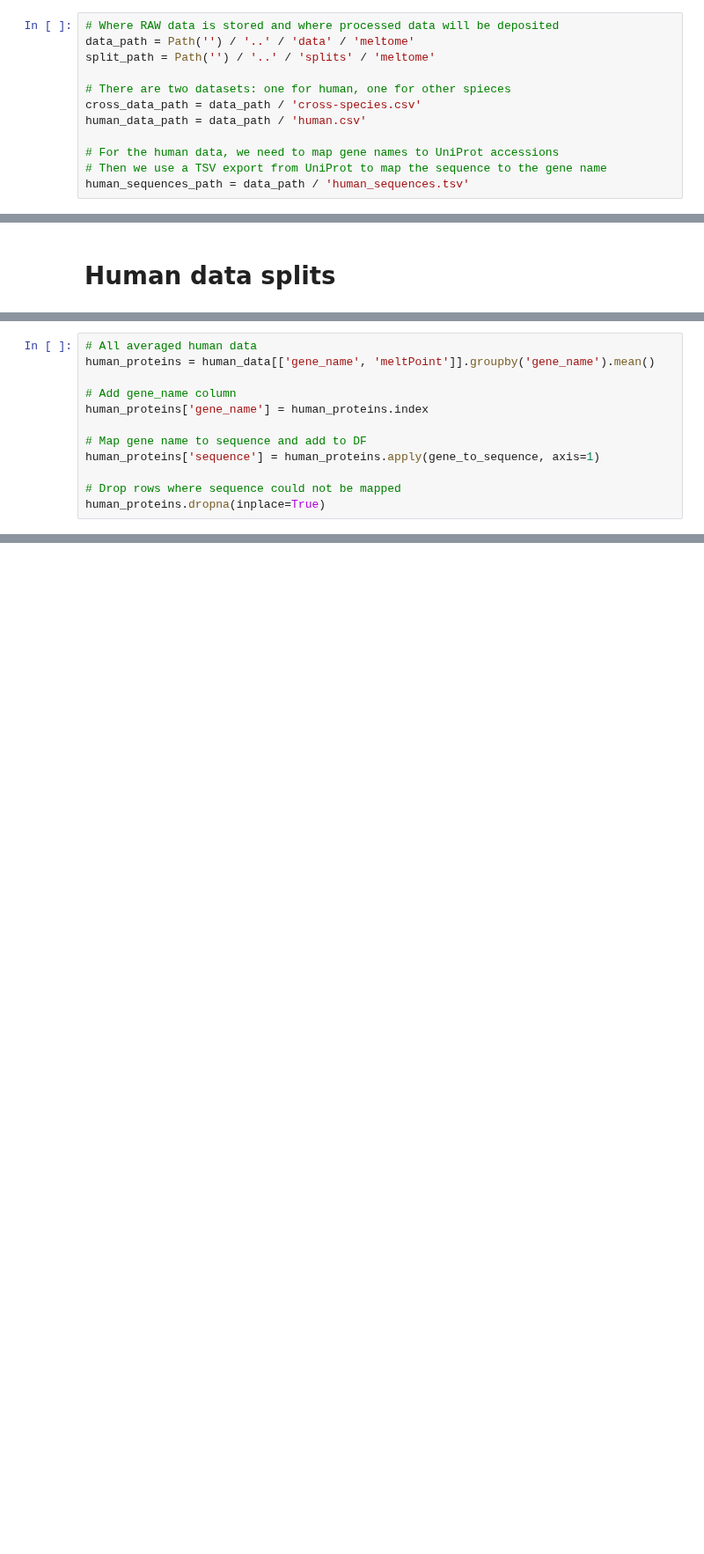
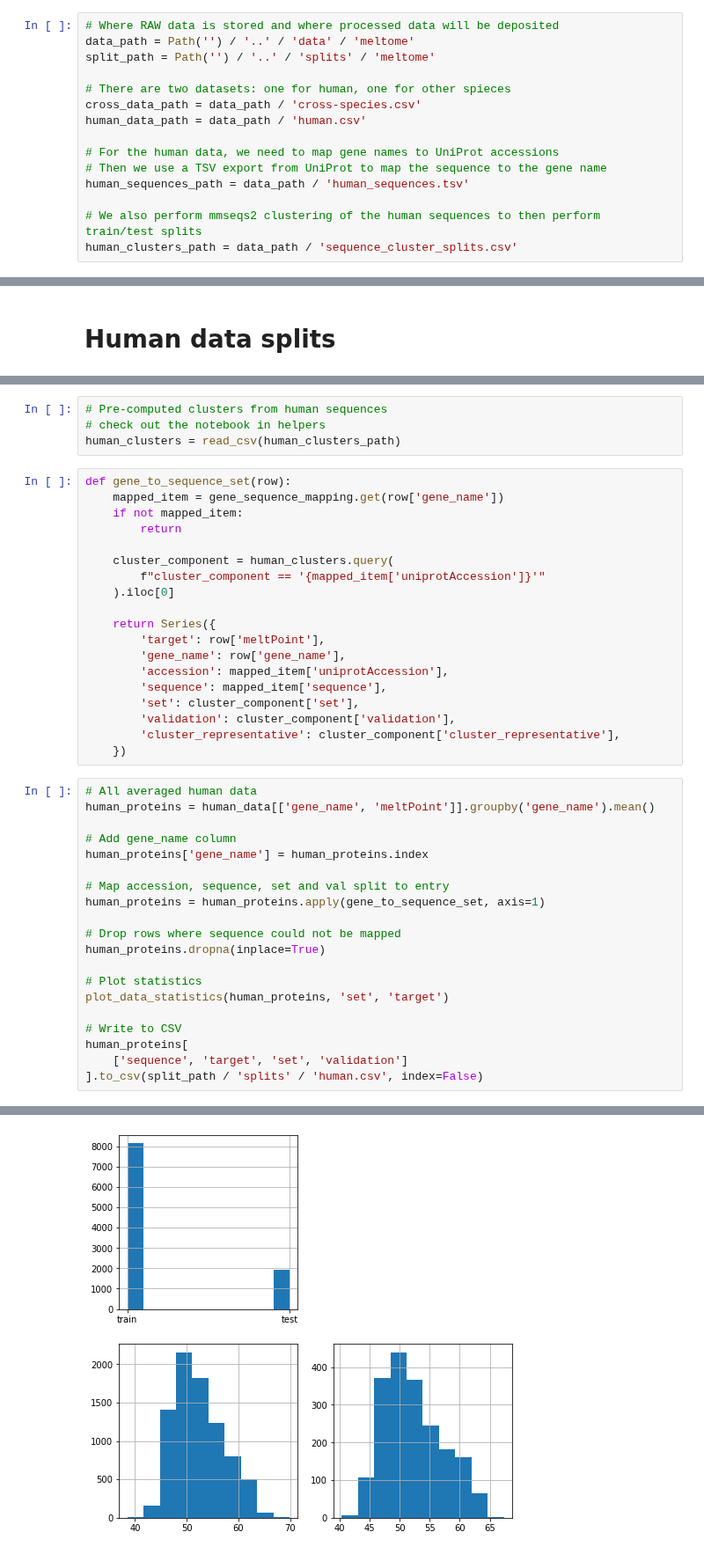
Before and after one commit to J-SNACKKB/FLIP, a Jupyter notebook: collect_splits/2_meltome_atlas.ipynb, the cells around one changed output, grey strips where cells are left out. Shown at 88% size. Drawn from its saved outputs; the diff is of its cells as text; blank space fills up the shorter version.

Commit message:
new meltome splits

```diff
--- a/collect_splits/2_meltome_atlas.ipynb
+++ b/collect_splits/2_meltome_atlas.ipynb
@@ -34,6 +34,9 @@ human_data_path = data_path / 'human.csv'
 # For the human data, we need to map gene names to UniProt accessions
 # Then we use a TSV export from UniProt to map the sequence to the gene name
 human_sequences_path = data_path / 'human_sequences.tsv'
+
+# We also perform mmseqs2 clustering of the human sequences to then perform train/test splits
+human_clusters_path = data_path / 'sequence_cluster_splits.csv'
 # %%
 cross_data = read_csv(cross_data_path)
 human_data = read_csv(human_data_path)
@@ -445,3 +439,26 @@ def gene_to_sequence(row):
+# %%
+# Pre-computed clusters from human sequences
+# check out the notebook in helpers
+human_clusters = read_csv(human_clusters_path)
+# %%
+def gene_to_sequence_set(row):
+    mapped_item = gene_sequence_mapping.get(row['gene_name'])
+    if not mapped_item:
+        return
+
+    cluster_component = human_clusters.query(
+        f"cluster_component == '{mapped_item['uniprotAccession']}'"
+    ).iloc[0]
+
+    return Series({
+        'target': row['meltPoint'],
+        'gene_name': row['gene_name'],
+        'accession': mapped_item['uniprotAccession'],
+        'sequence': mapped_item['sequence'],
+        'set': cluster_component['set'],
+        'validation': cluster_component['validation'],
+        'cluster_representative': cluster_component['cluster_representative'],
+    })
 # %%
 # All averaged human data
 human_proteins = human_data[['gene_name', 'meltPoint']].groupby('gene_name').mean()
@@ -449,8 +466,17 @@ human_proteins = human_data[['gene_name', 'meltPoint']].groupby('gene_name').mea
 # Add gene_name column
 human_proteins['gene_name'] = human_proteins.index
 
-# Map gene name to sequence and add to DF
-human_proteins['sequence'] = human_proteins.apply(gene_to_sequence, axis=1)
+# Map accession, sequence, set and val split to entry
+human_proteins = human_proteins.apply(gene_to_sequence_set, axis=1)
 
 # Drop rows where sequence could not be mapped
 human_proteins.dropna(inplace=True)
+
+# Plot statistics
+plot_data_statistics(human_proteins, 'set', 'target')
+
+# Write to CSV
+human_proteins[
+    ['sequence', 'target', 'set', 'validation']
+].to_csv(split_path / 'splits' / 'human.csv', index=False)
+# %% [output]
@@ -457,3 +484,4 @@ human_proteins.dropna(inplace=True)
+[figure, added]
 # %%
 # Only human data from one cell line (HepG2) in one experiment (the first in the set)
 human_HepG2_proteins = human_data[
```
Also changed, not shown: parts of 10 cells of this notebook, 1 other file.
